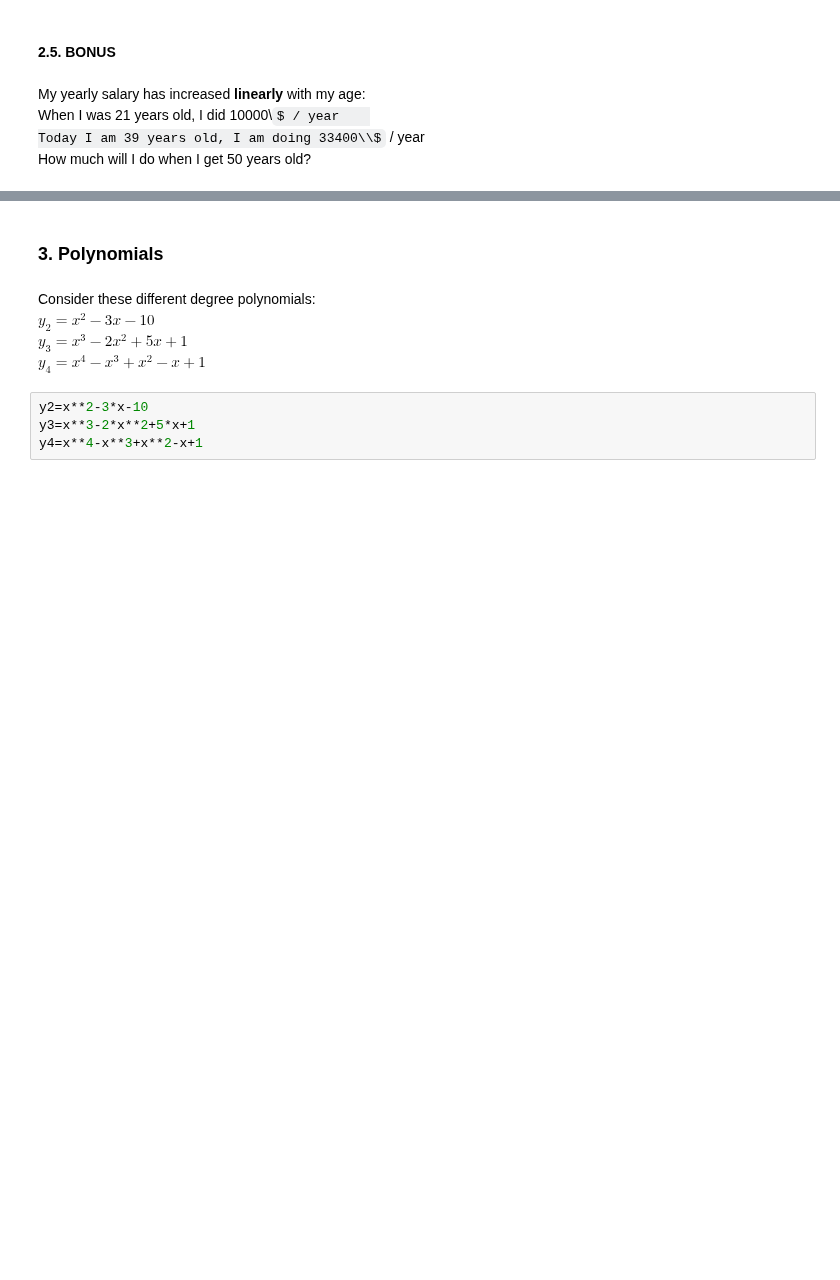
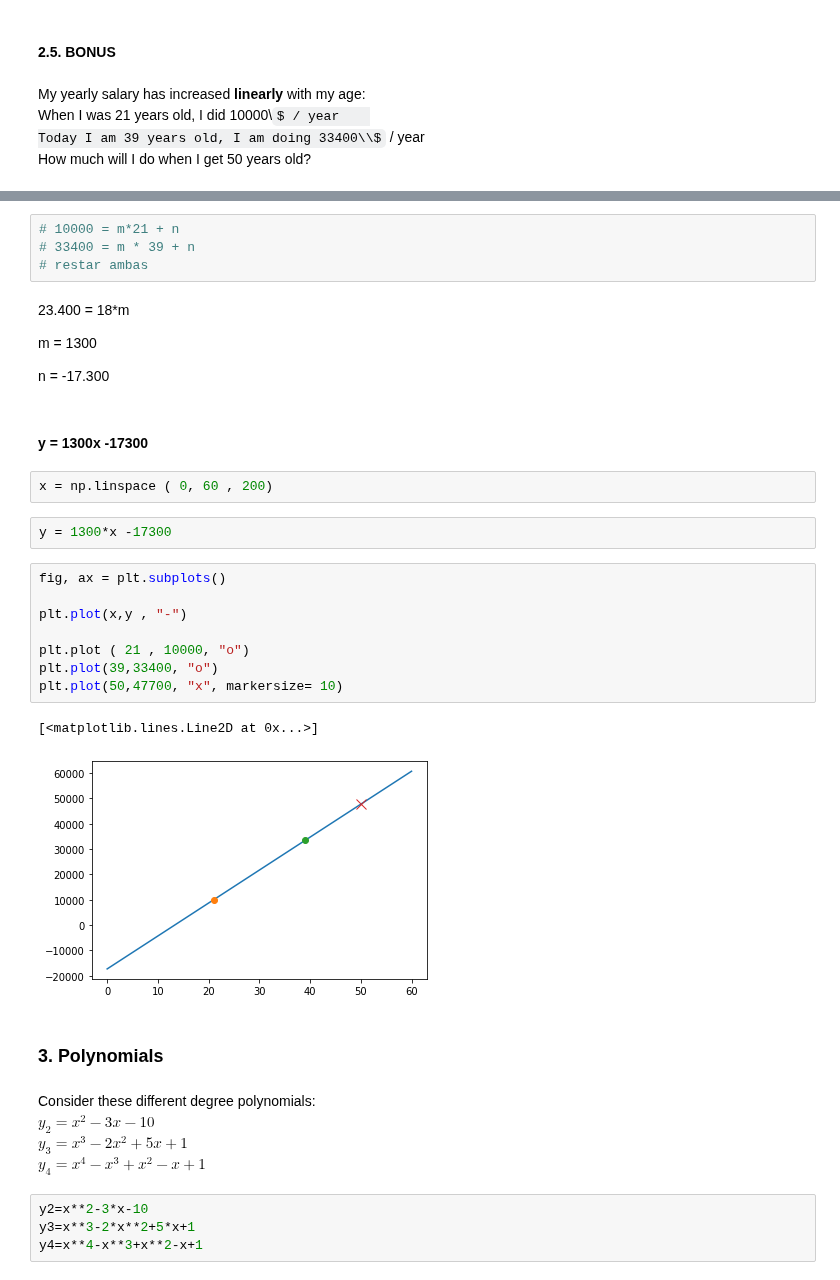
Before and after one commit to Ironhack-Data-Madrid-Enero-2021/lab-math-refresher, a Jupyter notebook: your-code/main.ipynb, the cells around one changed output, grey strips where cells are left out. Saved outputs shown, nothing was run; the diff lists cells and outputs as text; some formulas as TeX source; blank space fills up the shorter version.

```diff
--- a/your-code/main.ipynb
+++ b/your-code/main.ipynb
@@ -164,3 +187,30 @@ How much will I do when I get 50 years old?
+# %%
+# 10000 = m*21 + n
+# 33400 = m * 39 + n
+# restar ambas
+# %% [markdown]
+23.400 = 18*m
+
+m = 1300
+
+n = -17.300
+# %% [markdown]
+#### y = 1300x -17300
+# %%
+x = np.linspace ( 0, 60 , 200)
+# %%
+y = 1300*x -17300
+# %%
+fig, ax = plt.subplots()
+
+plt.plot(x,y , "-")
+
+plt.plot ( 21 , 10000, "o")
+plt.plot(39,33400, "o")
+plt.plot(50,47700, "x", markersize= 10)
+# %% [output]
+[<matplotlib.lines.Line2D at 0x...>]
+[figure, added]
 # %% [markdown]
 ### 3. Polynomials
 # %% [markdown]
```
Also changed, not shown: parts of 41 cells of this notebook.
